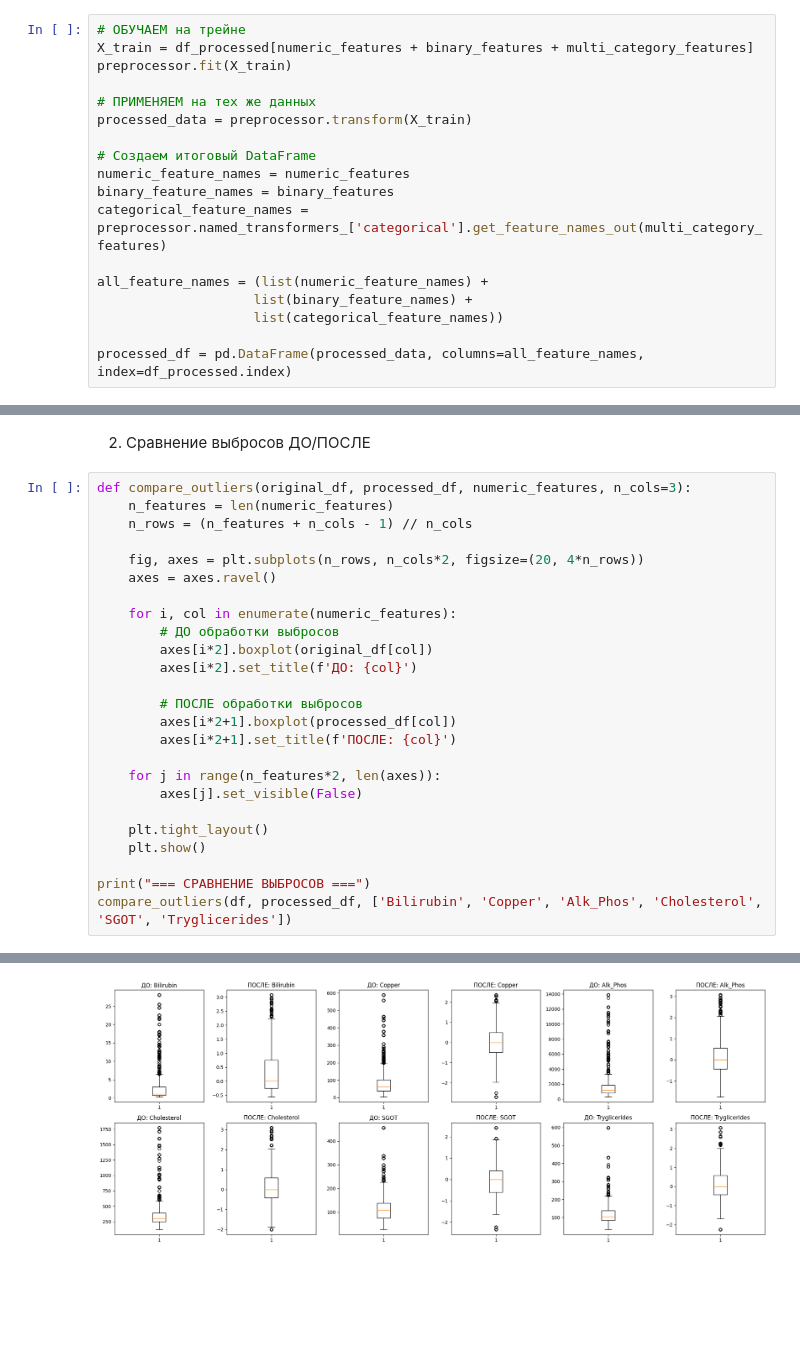
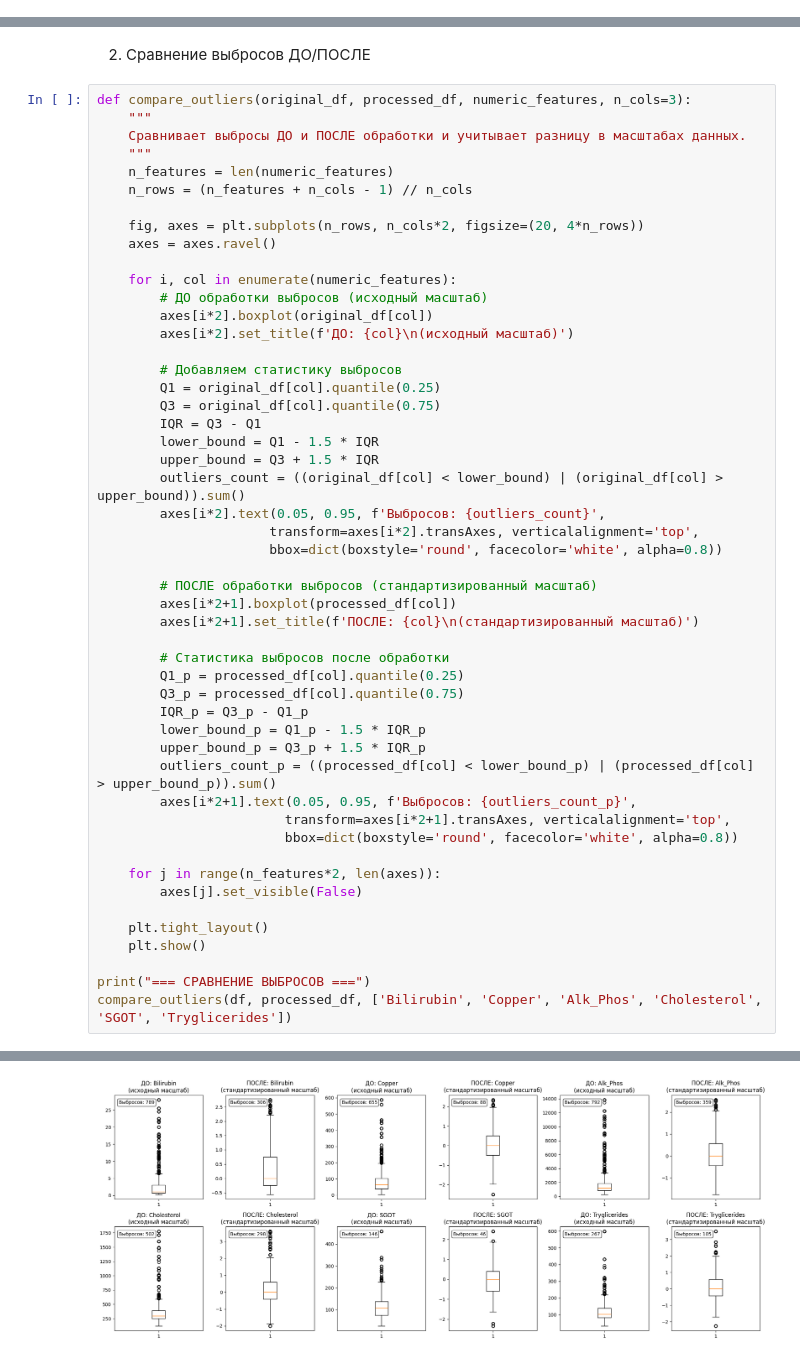
Before and after one commit to horacemtb/cirrhosis-survival-prediction, a Jupyter notebook: notebooks/drafts/preprocess_ilsiya.ipynb, the cells around one changed output, grey strips where cells are left out. Cells and saved outputs as stored; diff of their text form; blank space fills up the shorter version.

```diff
--- a/notebooks/drafts/preprocess_ilsiya.ipynb
+++ b/notebooks/drafts/preprocess_ilsiya.ipynb
@@ -163,20 +195,2 @@ preprocessor = ColumnTransformer([
 # %% [markdown]
 Готовим данные train для ML-модели
-# %%
-# ОБУЧАЕМ на трейне
-X_train = df_processed[numeric_features + binary_features + multi_category_features]
-preprocessor.fit(X_train)
-
-# ПРИМЕНЯЕМ на тех же данных
-processed_data = preprocessor.transform(X_train)
-
-# Создаем итоговый DataFrame
-numeric_feature_names = numeric_features
-binary_feature_names = binary_features
-categorical_feature_names = preprocessor.named_transformers_['categorical'].get_feature_names_out(multi_category_features)
-
-all_feature_names = (list(numeric_feature_names) +
-                    list(binary_feature_names) +
-                    list(categorical_feature_names))
-
-processed_df = pd.DataFrame(processed_data, columns=all_feature_names, index=df_processed.index)
@@ -220,29 +281,54 @@ compare_numeric_distributions(df, processed_df, numeric_features)
 2. Сравнение выбросов ДО/ПОСЛЕ
 # %%
 def compare_outliers(original_df, processed_df, numeric_features, n_cols=3):
+    """
+    Сравнивает выбросы ДО и ПОСЛЕ обработки и учитывает разницу в масштабах данных.
+    """
     n_features = len(numeric_features)
     n_rows = (n_features + n_cols - 1) // n_cols
 
     fig, axes = plt.subplots(n_rows, n_cols*2, figsize=(20, 4*n_rows))
     axes = axes.ravel()
 
     for i, col in enumerate(numeric_features):
-        # ДО обработки выбросов
+        # ДО обработки выбросов (исходный масштаб)
         axes[i*2].boxplot(original_df[col])
-        axes[i*2].set_title(f'ДО: {col}')
+        axes[i*2].set_title(f'ДО: {col}\n(исходный масштаб)')
 
-        # ПОСЛЕ обработки выбросов
+        # Добавляем статистику выбросов
+        Q1 = original_df[col].quantile(0.25)
+        Q3 = original_df[col].quantile(0.75)
+        IQR = Q3 - Q1
+        lower_bound = Q1 - 1.5 * IQR
+        upper_bound = Q3 + 1.5 * IQR
+        outliers_count = ((original_df[col] < lower_bound) | (original_df[col] > upper_bound)).sum()
+        axes[i*2].text(0.05, 0.95, f'Выбросов: {outliers_count}',
+                      transform=axes[i*2].transAxes, verticalalignment='top',
+                      bbox=dict(boxstyle='round', facecolor='white', alpha=0.8))
+
+        # ПОСЛЕ обработки выбросов (стандартизированный масштаб)
         axes[i*2+1].boxplot(processed_df[col])
-        axes[i*2+1].set_title(f'ПОСЛЕ: {col}')
+        axes[i*2+1].set_title(f'ПОСЛЕ: {col}\n(стандартизированный масштаб)')
+
+        # Статистика выбросов после обработки
+        Q1_p = processed_df[col].quantile(0.25)
+        Q3_p = processed_df[col].quantile(0.75)
+        IQR_p = Q3_p - Q1_p
+        lower_bound_p = Q1_p - 1.5 * IQR_p
+        upper_bound_p = Q3_p + 1.5 * IQR_p
+        outliers_count_p = ((processed_df[col] < lower_bound_p) | (processed_df[col] > upper_bound_p)).sum()
+        axes[i*2+1].text(0.05, 0.95, f'Выбросов: {outliers_count_p}',
+                        transform=axes[i*2+1].transAxes, verticalalignment='top',
+                        bbox=dict(boxstyle='round', facecolor='white', alpha=0.8))
 
     for j in range(n_features*2, len(axes)):
         axes[j].set_visible(False)
 
     plt.tight_layout()
     plt.show()
 
 print("=== СРАВНЕНИЕ ВЫБРОСОВ ===")
 compare_outliers(df, processed_df, ['Bilirubin', 'Copper', 'Alk_Phos', 'Cholesterol', 'SGOT', 'Tryglicerides'])
 # %% [output]
 === СРАВНЕНИЕ ВЫБРОСОВ ===
-[figure, old version]
+[figure, new version]
```
Also changed, not shown: parts of 27 cells of this notebook.
